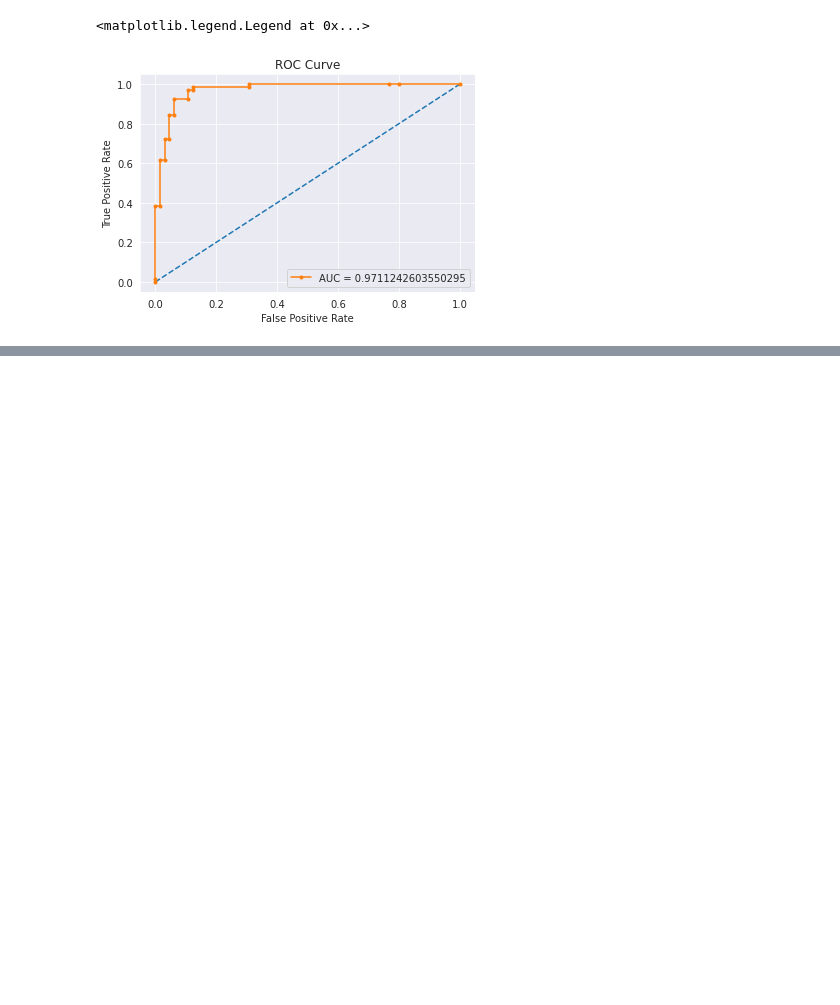
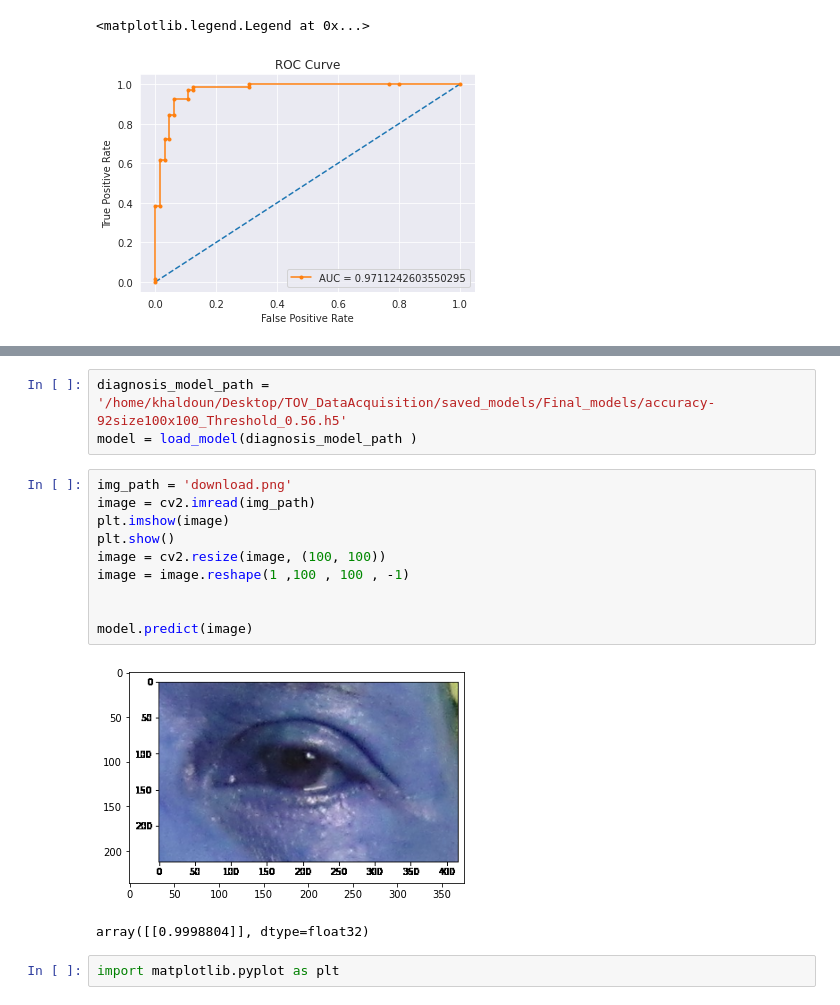
Before and after one commit to robretoarenal/TOV_DataAcquisition, a Jupyter notebook: ML Cropped Images 2 .ipynb, the cells around one changed output, grey strips where cells are left out. Drawn from its saved outputs; the diff is of its cells as text; blank space fills up the shorter version.

Commit message:
TOV-23_Integrate_models

```diff
--- a/ML Cropped Images 2 .ipynb
+++ b/ML Cropped Images 2 .ipynb
@@ -420,0 +428,18 @@ plt.legend(loc="lower right")
+# %%
+diagnosis_model_path = '/home/khaldoun/Desktop/TOV_DataAcquisition/saved_models/Final_models/accuracy-92size100x100_Threshold_0.56.h5'
+model = load_model(diagnosis_model_path )
+# %%
+img_path = 'download.png'
+image = cv2.imread(img_path)
+plt.imshow(image)
+plt.show()
+image = cv2.resize(image, (100, 100))
+image = image.reshape(1 ,100 , 100 , -1)
+
+
+model.predict(image)
+# %% [output]
+[figure, added]
+array([[0.9998804]], dtype=float32)
+# %%
+import matplotlib.pyplot as plt
```
Also changed, not shown: parts of 3 cells of this notebook, 17 other files.
